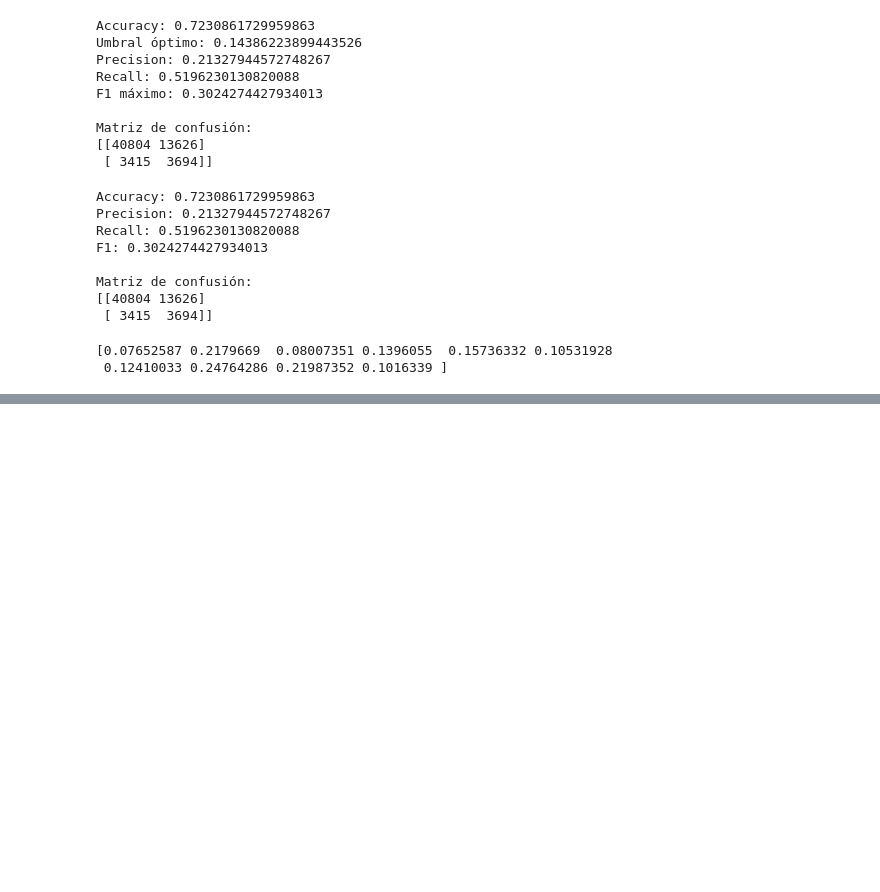
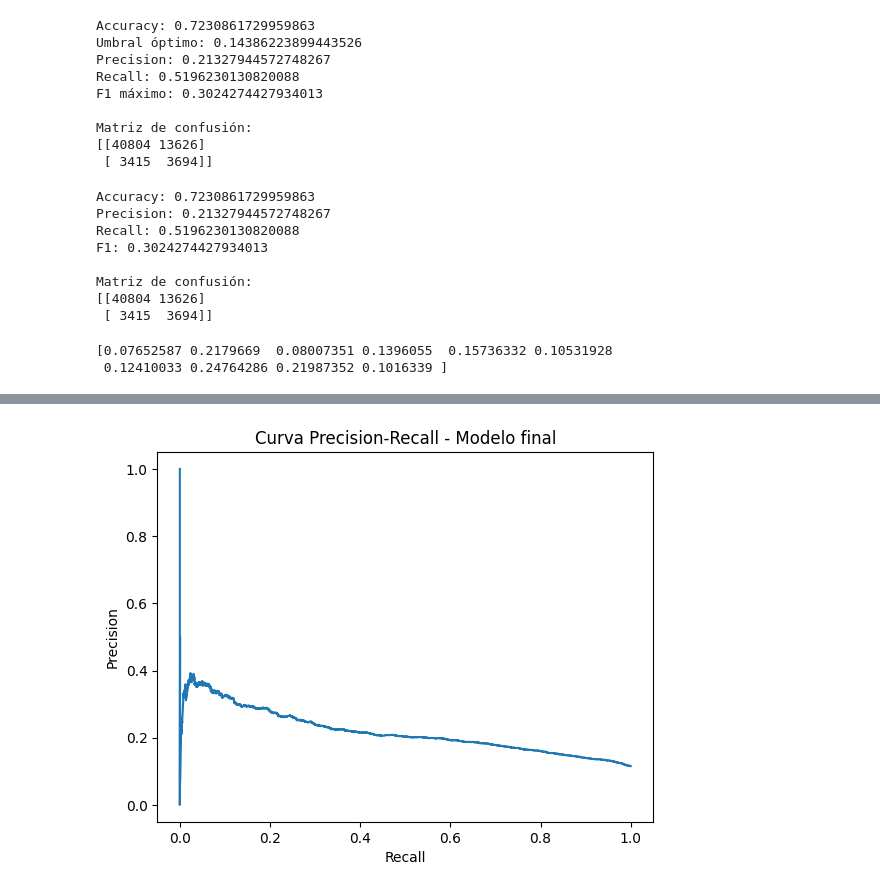
Before and after one commit to NaiaArroyo/RETO-5-NARANJA, a Jupyter notebook: regresion_logistica.ipynb, the cells around one changed output, grey strips where cells are left out. Drawn from its saved outputs; the diff is of its cells as text; code cells hidden in the pictures; blank space fills up the shorter version.

```diff
--- a/regresion_logistica.ipynb
+++ b/regresion_logistica.ipynb
@@ -852,0 +915,15 @@ print(prob_impago_test[:10])
+# %%
+precision_final, recall_final, _ = precision_recall_curve(
+    y_test,
+    prob_impago_test
+)
+
+plt.plot(recall_final, precision_final)
+
+plt.xlabel("Recall")
+plt.ylabel("Precision")
+plt.title("Curva Precision-Recall - Modelo final")
+
+plt.show()
+# %% [output]
+[figure, added]
```
Also changed, not shown: parts of 3 cells of this notebook.
